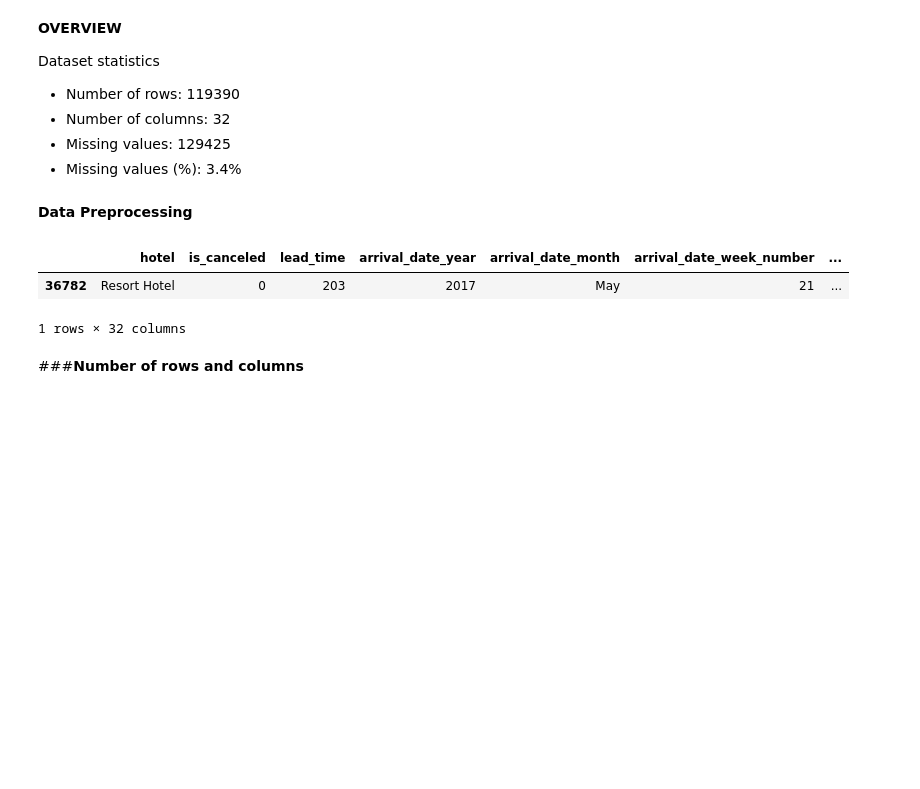
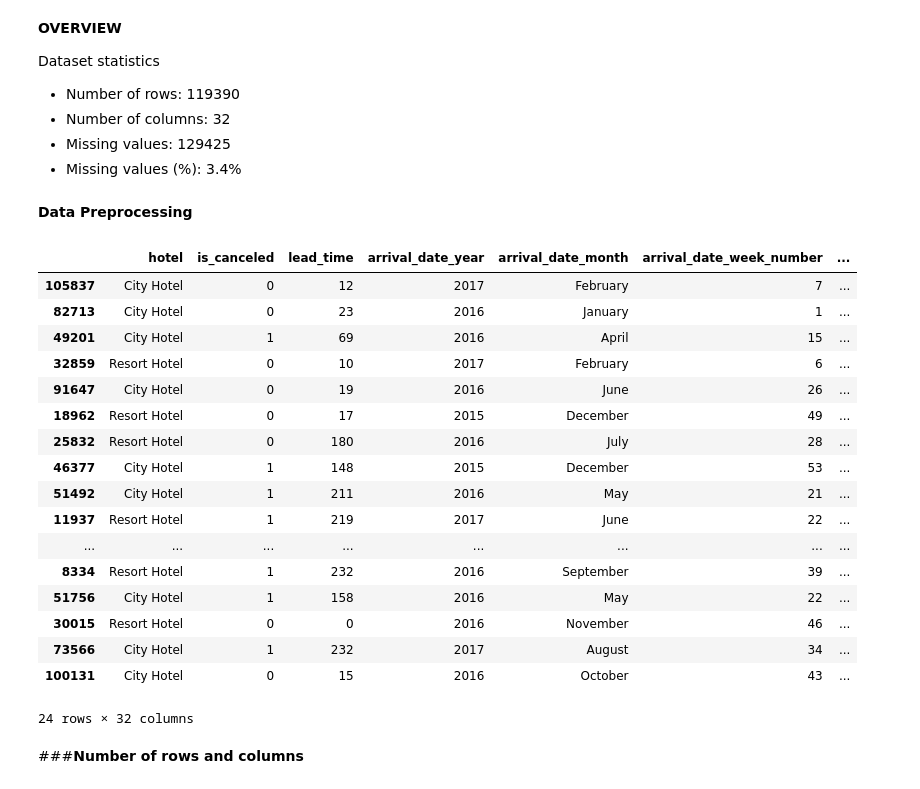
Before and after one commit to ajit04022000/Hotel-Booking-Analysis, a Jupyter notebook: Hotel_Booking_Analysis_Capstone_Project.ipynb, the cells around one changed output. Saved outputs shown, nothing was run; the diff lists cells and outputs as text; code cells hidden in the pictures; blank space fills up the shorter version.

```diff
--- a/Hotel_Booking_Analysis_Capstone_Project.ipynb
+++ b/Hotel_Booking_Analysis_Capstone_Project.ipynb
@@ -182,11 +182,26 @@ Dataset statistics
 df = data.copy()
 # %%
 # sample is a way to see the data from data set randomly
-df.sample()
+df.sample(24)
 # %% [output]
 |  | hotel | is_canceled | lead_time | arrival_date_year | arrival_date_month | arrival_date_week_number | ... |
-| 36782 | Resort Hotel | 0 | 203 | 2017 | May | 21 | ... |
+| 105837 | City Hotel | 0 | 12 | 2017 | February | 7 | ... |
+| 82713 | City Hotel | 0 | 23 | 2016 | January | 1 | ... |
+| 49201 | City Hotel | 1 | 69 | 2016 | April | 15 | ... |
+| 32859 | Resort Hotel | 0 | 10 | 2017 | February | 6 | ... |
+| 91647 | City Hotel | 0 | 19 | 2016 | June | 26 | ... |
+| 18962 | Resort Hotel | 0 | 17 | 2015 | December | 49 | ... |
+| 25832 | Resort Hotel | 0 | 180 | 2016 | July | 28 | ... |
+| 46377 | City Hotel | 1 | 148 | 2015 | December | 53 | ... |
+| 51492 | City Hotel | 1 | 211 | 2016 | May | 21 | ... |
+| 11937 | Resort Hotel | 1 | 219 | 2017 | June | 22 | ... |
+| ... | ... | ... | ... | ... | ... | ... | ... |
+| 8334 | Resort Hotel | 1 | 232 | 2016 | September | 39 | ... |
+| 51756 | City Hotel | 1 | 158 | 2016 | May | 22 | ... |
+| 30015 | Resort Hotel | 0 | 0 | 2016 | November | 46 | ... |
+| 73566 | City Hotel | 1 | 232 | 2017 | August | 34 | ... |
+| 100131 | City Hotel | 0 | 15 | 2016 | October | 43 | ... |
-1 rows × 32 columns
+24 rows × 32 columns
 # %% [markdown]
 ###<b>Number of rows and columns
 # %%
```
Also changed, not shown: parts of 4 cells of this notebook.
